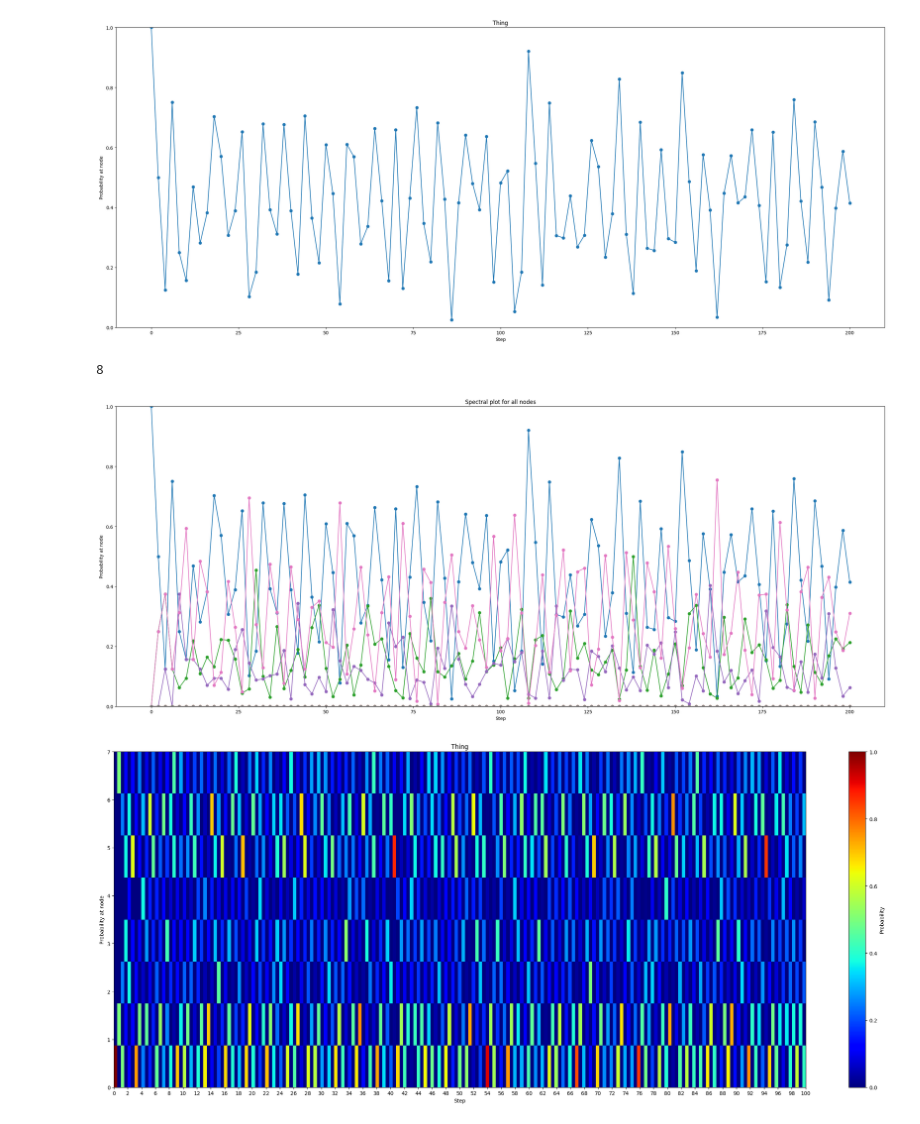
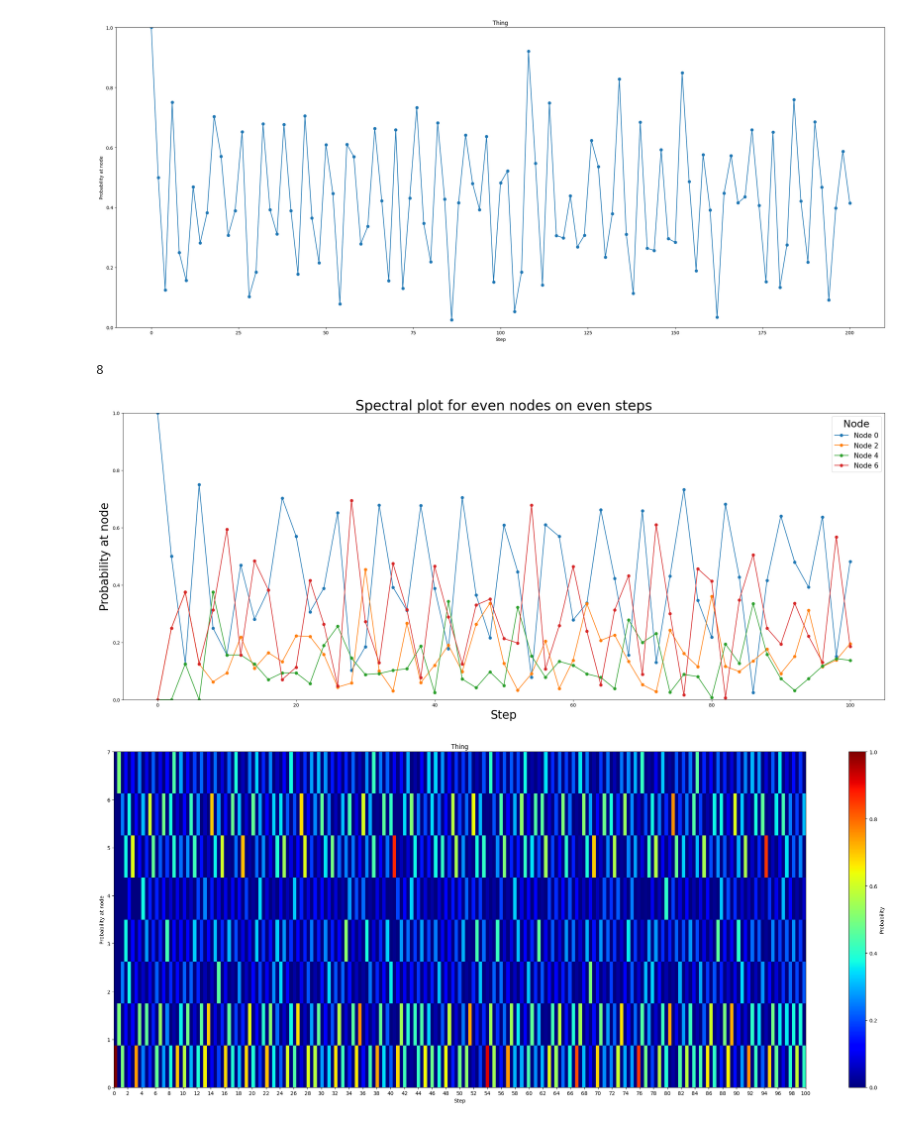
Before and after one commit to Toshihide-Sakao/DA150X-Qauntum-Szegedy-Walk, a Jupyter notebook: qiskit-saker/quantum_szegedy.ipynb, the cells around one changed output. Cells and saved outputs as stored; diff of their text form; code cells hidden in the pictures.

Commit message:
added legends and visual things

```diff
--- a/qiskit-saker/quantum_szegedy.ipynb
+++ b/qiskit-saker/quantum_szegedy.ipynb
@@ -216,15 +216,24 @@ def plot_spectral_all(values, steps, even_nodes=0):
     fig, axs = plt.subplots(1, 1, figsize=(24, 10))
 
     print(len(np_vals))
-    for i in range(len(np_vals)):
+    for i in range(even_nodes % 2, 2**num_input, 2):
         axs.plot(x_values, np_vals[i][even_nodes % 2:steps+1:2], '-o', label=f"Node {i}")
 
     # axs.plot(x_values, y_values, '-o')
 
-    axs.set_title(f"Spectral plot for all nodes")
+
+    tit = ''
+    if even_nodes == 0:
+        tit = 'even'
+    else:
+        tit = 'odd'
+
+    axs.set_title(f"Spectral plot for {tit} nodes on {tit} steps", fontsize=30)
     axs.set_ylim(0, 1)
-    axs.set_xlabel("Step")
-    axs.set_ylabel(f"Probability at node")
+    axs.set_xlabel("Step", fontsize=25)
+    axs.set_ylabel(f"Probability at node", fontsize=25)
+
+    axs.legend(title="Node", fontsize=15, title_fontsize=22)
 
     plt.tight_layout()
     plt.show()
@@ -265,10 +274,10 @@ plot_spectral(values, 200, 0)
 # %% [output]
 [figure]
 # %%
-plot_spectral_all(values, 200, 0)
+plot_spectral_all(values, 100, 0)
 # %% [output]
 8
-[figure, old version]
+[figure, new version]
 # %%
 plot_heat_map(values, 200)
 # %% [output]
```
Also changed, not shown: 1 other file.
